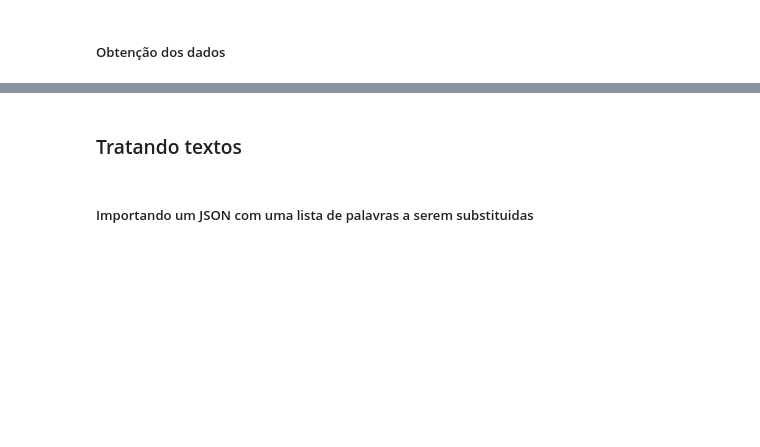
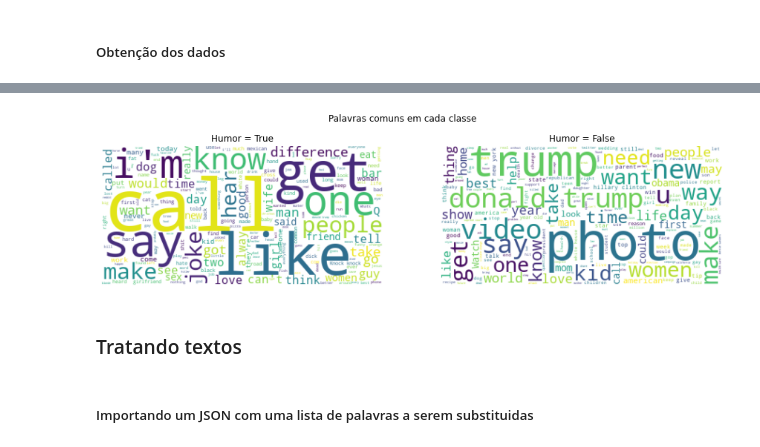
Before and after one commit to rsoares10-college-projects/nlp-checkpoint-2, a Jupyter notebook: main.ipynb, the cells around one changed output, grey strips where cells are left out. Cells and saved outputs as stored; diff of their text form; code cells hidden in the pictures; blank space fills up the shorter version.

```diff
--- a/main.ipynb
+++ b/main.ipynb
@@ -31,3 +64,21 @@ df.dropna(inplace=True)
+# %%
+commonsWordsHumor = " ".join(i for i in df[df.humor == True]['text'])
+commonsWordsNotHumor = " ".join(i for i in df[df.humor == False]['text'])
+
+commonsWordsHumorFigure = WordCloud(stopwords=stopWords, background_color="white").generate(commonsWordsHumor)
+commonsWordsNotHumorFigure = WordCloud(stopwords=stopWords, background_color="white").generate(commonsWordsNotHumor)
+# %%
+fig, (ax1, ax2) = plt.subplots(1, 2,figsize=(15,4));
+fig.suptitle('Palavras comuns em cada classe');
+ax1.imshow(commonsWordsHumorFigure, interpolation='bilinear');
+ax1.set_title('Humor = True');
+ax1.axis('off');
+
+ax2.imshow(commonsWordsNotHumorFigure, interpolation='bilinear');
+ax2.axis('off');
+ax2.set_title('Humor = False');
+# %% [output]
+[figure, added]
 # %% [markdown]
 ### Tratando textos
 # %% [markdown]
```
Also changed, not shown: parts of 6 cells of this notebook.
